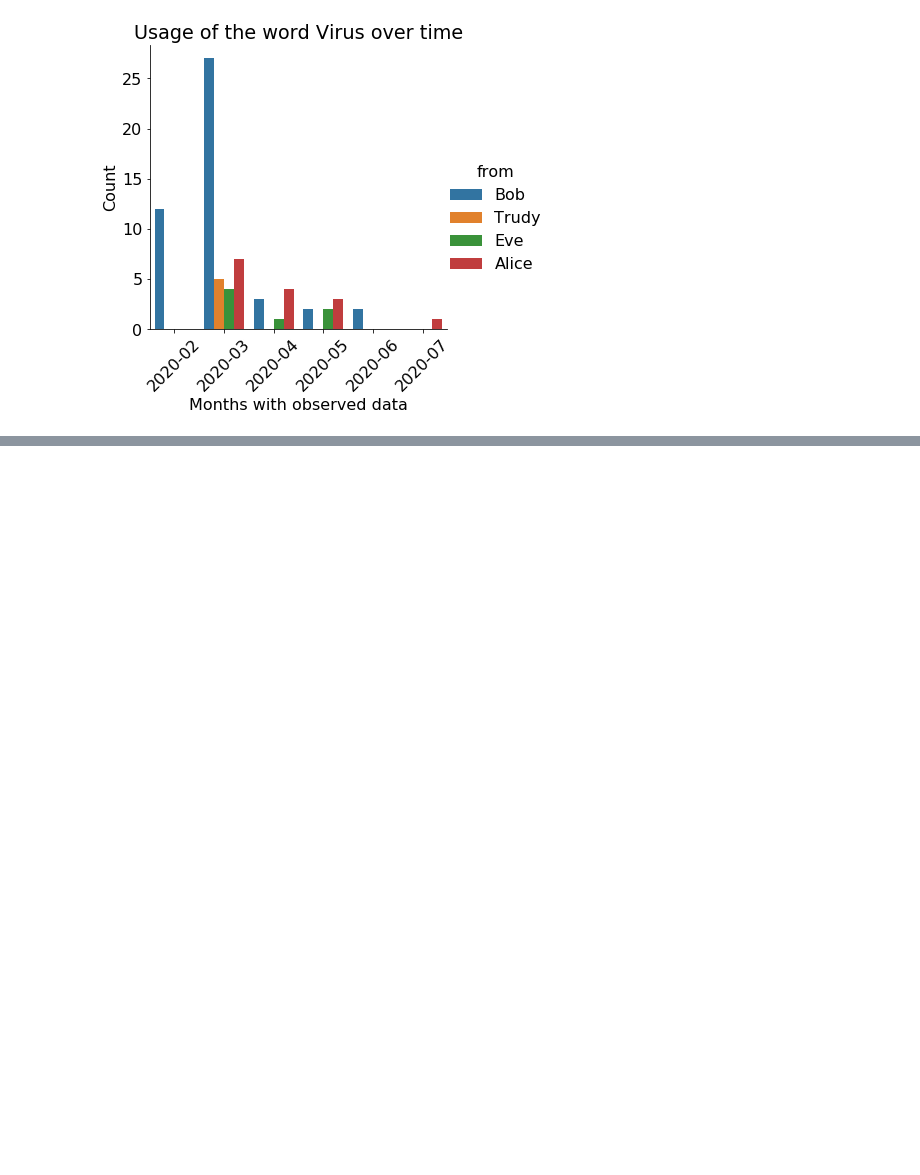
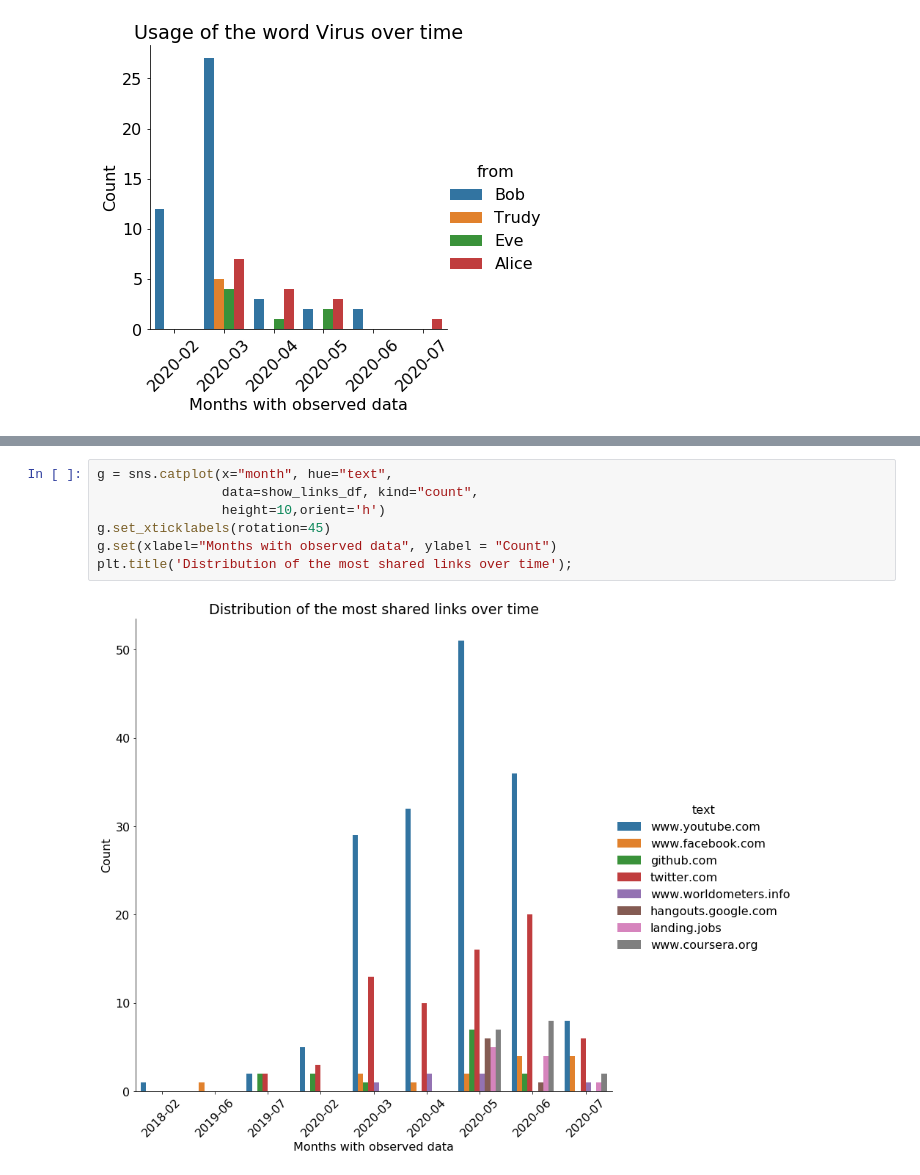
Before and after one commit to galimba/telegram-group-analytics, a Jupyter notebook: terapia_de_grupo.ipynb, the cells around one changed output, grey strips where cells are left out. Saved outputs shown, nothing was run; the diff lists cells and outputs as text; blank space fills up the shorter version.

```diff
--- a/terapia_de_grupo.ipynb
+++ b/terapia_de_grupo.ipynb
@@ -690,2 +726,11 @@ plt.title('Usage of the word Virus over time');
+# %%
+g = sns.catplot(x="month", hue="text",
+                data=show_links_df, kind="count",
+                height=10,orient='h')
+g.set_xticklabels(rotation=45)
+g.set(xlabel="Months with observed data", ylabel = "Count")
+plt.title('Distribution of the most shared links over time');
+# %% [output]
+[figure, added]
 # %%
 #TODO:
```
Also changed, not shown: parts of 12 cells of this notebook.
